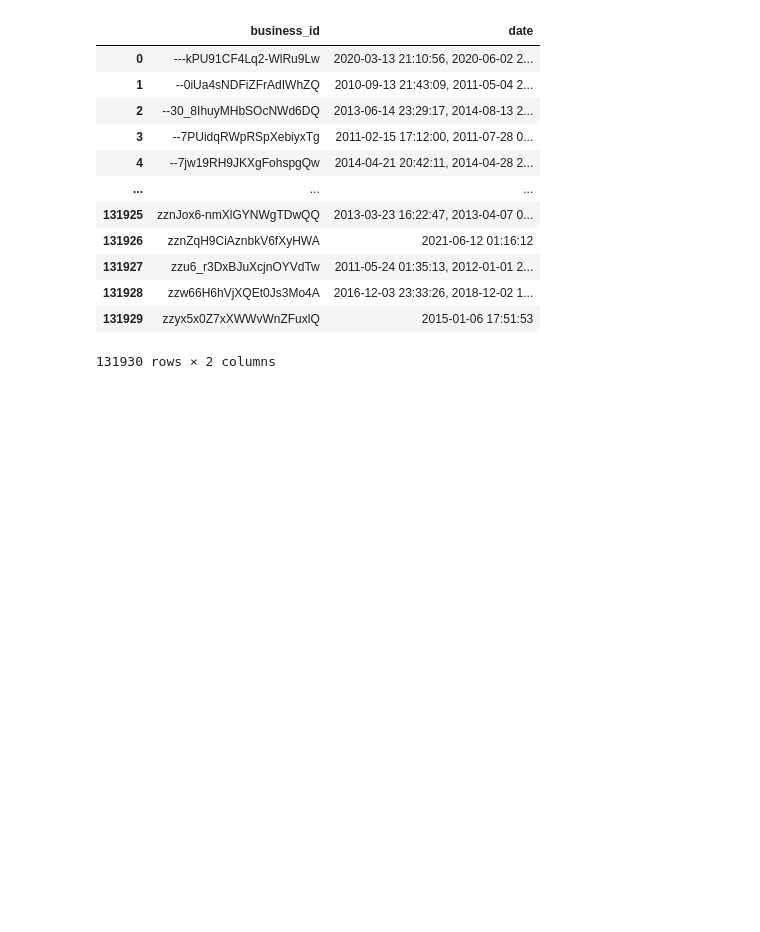
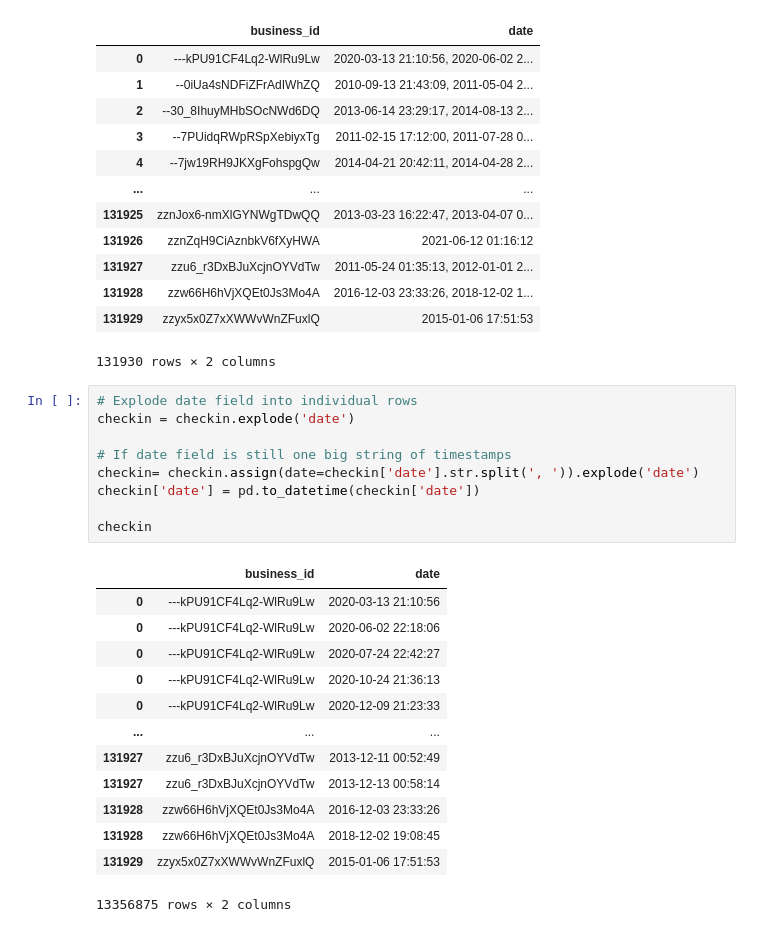
Before and after one commit to Jenblr/Yelp-Business-Data-Success-Analysis, a Jupyter notebook: Predictive_Modeling.ipynb, the cells around one changed output. Cells and saved outputs as stored; diff of their text form; blank space fills up the shorter version.

```diff
--- a/Predictive_Modeling.ipynb
+++ b/Predictive_Modeling.ipynb
@@ -520,3 +520,26 @@ checkin
 | 131928 | zzw66H6hVjXQEt0Js3Mo4A | 2016-12-03 23:33:26, 2018-12-02 1... |
 | 131929 | zzyx5x0Z7xXWWvWnZFuxlQ | 2015-01-06 17:51:53 |
 131930 rows × 2 columns
+# %%
+# Explode date field into individual rows
+checkin = checkin.explode('date')
+
+# If date field is still one big string of timestamps
+checkin= checkin.assign(date=checkin['date'].str.split(', ')).explode('date')
+checkin['date'] = pd.to_datetime(checkin['date'])
+
+checkin
+# %% [output]
+|  | business_id | date |
+| 0 | ---kPU91CF4Lq2-WlRu9Lw | 2020-03-13 21:10:56 |
+| 0 | ---kPU91CF4Lq2-WlRu9Lw | 2020-06-02 22:18:06 |
+| 0 | ---kPU91CF4Lq2-WlRu9Lw | 2020-07-24 22:42:27 |
+| 0 | ---kPU91CF4Lq2-WlRu9Lw | 2020-10-24 21:36:13 |
+| 0 | ---kPU91CF4Lq2-WlRu9Lw | 2020-12-09 21:23:33 |
+| ... | ... | ... |
+| 131927 | zzu6_r3DxBJuXcjnOYVdTw | 2013-12-11 00:52:49 |
+| 131927 | zzu6_r3DxBJuXcjnOYVdTw | 2013-12-13 00:58:14 |
+| 131928 | zzw66H6hVjXQEt0Js3Mo4A | 2016-12-03 23:33:26 |
+| 131928 | zzw66H6hVjXQEt0Js3Mo4A | 2018-12-02 19:08:45 |
+| 131929 | zzyx5x0Z7xXWWvWnZFuxlQ | 2015-01-06 17:51:53 |
+13356875 rows × 2 columns
```
Also changed, not shown: parts of 3 cells of this notebook.
